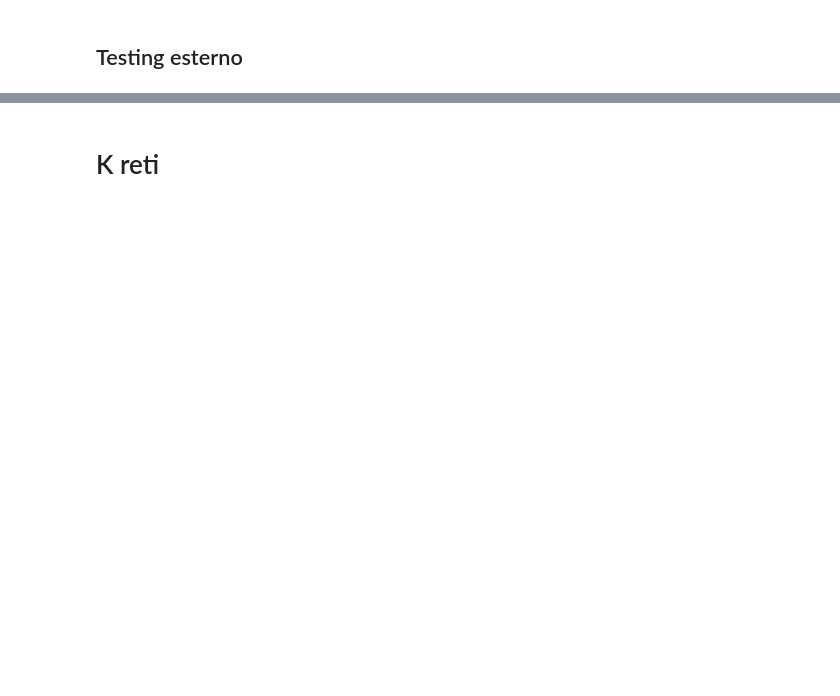
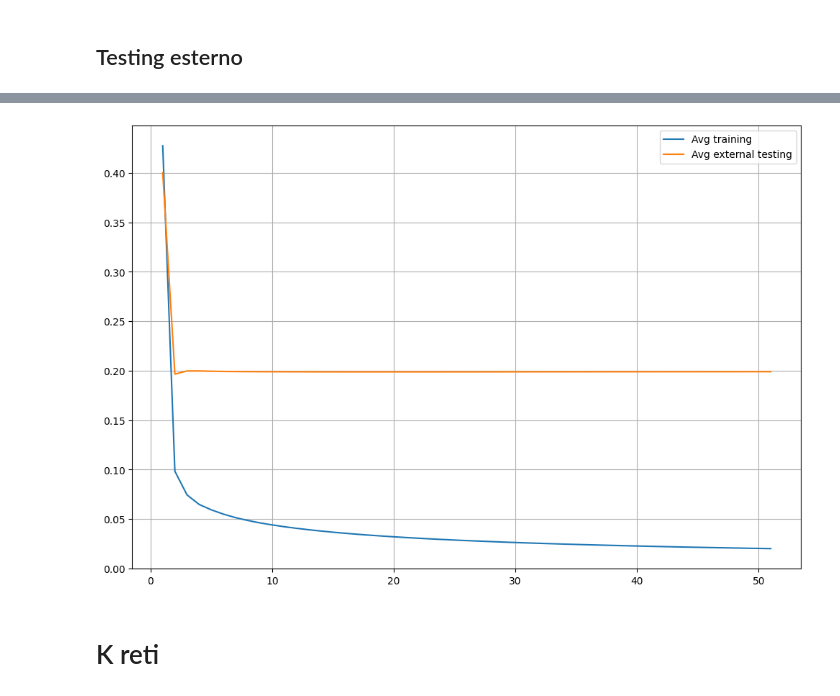
Before and after one commit to Finardi-FS/Neural-Shrimps, a Jupyter notebook: Neural_Network/NN_TrafficProject.ipynb, the cells around one changed output, grey strips where cells are left out. Drawn from its saved outputs; the diff is of its cells as text; code cells hidden in the pictures; blank space fills up the shorter version.

```diff
--- a/Neural_Network/NN_TrafficProject.ipynb
+++ b/Neural_Network/NN_TrafficProject.ipynb
@@ -389,3 +278,52 @@ FP          :  0.2857142857142857
+# %%
+pd.options.display.float_format = None
+
+weights         = 2 * np.random.rand(len(data_int[0])) - 1
+correct_outputs = labels_int
+epochs        	= 50
+inputs         	= data_int
+LR              = 0.5
+
+P_ext = np.zeros((len(data_ext), epochs + 1), dtype = object)
+avg_tr = np.zeros(epochs + 1)
+avg_te = np.zeros(epochs + 1)
+
+N = len(labels_int)
+original_indices = np.arange(N)
+
+results_tr = NN.training(	weights 		= weights,
+						   	inputs 			= data_int,
+							correct_outputs = labels_int,
+							epochs 			= epochs,
+							LRA				= LR
+							)
+
+P = results_tr['P']
+E = results_tr['E']
+avg_tr += np.sum(np.abs(P - E), axis = 0) / (len(P))
+
+# TESTING esterno
+
+results_ext_te = NN.trend_over_epochs(
+										inputs = data_ext,
+										correct_outputs = labels_ext,
+										weights_per_epoch = results_tr['container_weights']
+										)
+
+P = results_ext_te['P']
+E = results_ext_te['E']
+avg_ext_te = np.sum(np.abs(P - E), axis = 0) / len(P)
+
+c_w = results_tr['container_weights']
+
+plt.figure(figsize=(12, 8))
+plt.plot(np.arange(1, len(c_w)+1), avg_tr, label = 'Avg training')
+plt.plot(np.arange(1, len(c_w)+1), avg_ext_te, label = 'Avg external testing')
+plt.grid()
+plt.legend()
+plt.show()
+# %% [output]
+[figure, added]
 # %% [markdown]
 # K reti
 # %%
```
Also changed, not shown: parts of 8 cells of this notebook, 1 other file.
